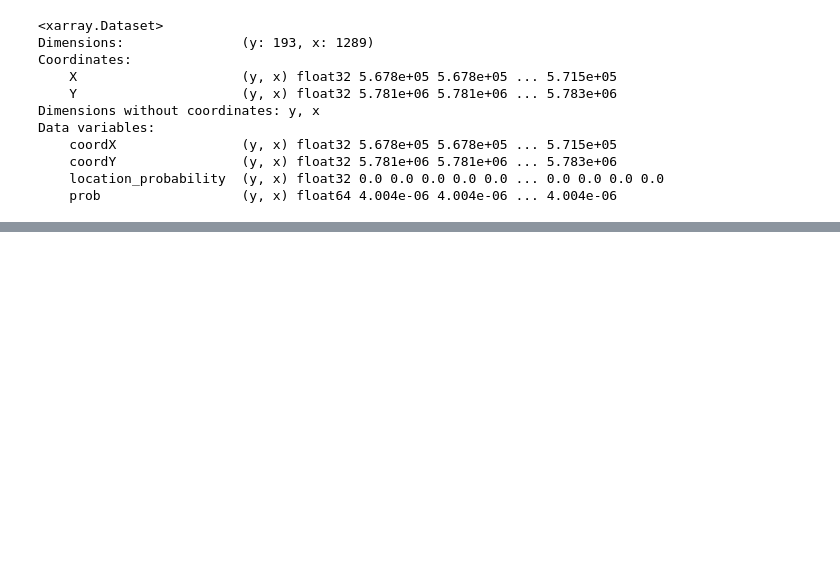
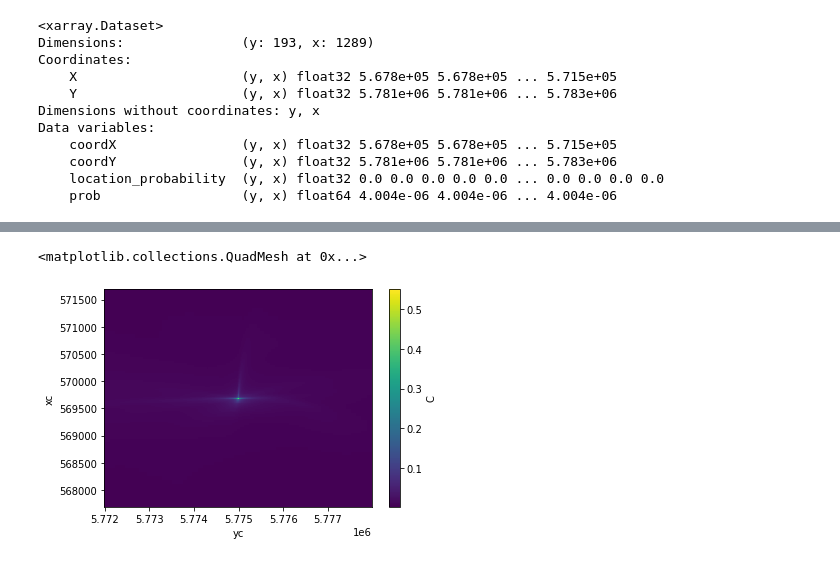
Before and after one commit to galendal/JGR17, a Jupyter notebook: all.ipynb, the cells around one changed output, grey strips where cells are left out. Saved outputs shown, nothing was run; the diff lists cells and outputs as text; code cells hidden in the pictures; blank space fills up the shorter version.

```diff
--- a/all.ipynb
+++ b/all.ipynb
@@ -46,0 +72,3 @@ array(1.)
+# %%
+data=xr.open_dataset('Outdata/fields_01.nc')
+data
@@ -46,0 +93,5 @@ array(1.)
+# %%
+data.C.where(data.C.diff(dim='time').std(dim='time')>0.00005).std(dim='time').plot()
+# %% [output]
+<matplotlib.collections.QuadMesh at 0x...>
+[figure, added]
```
Also changed, not shown: parts of 7 cells of this notebook, 1 other file.
